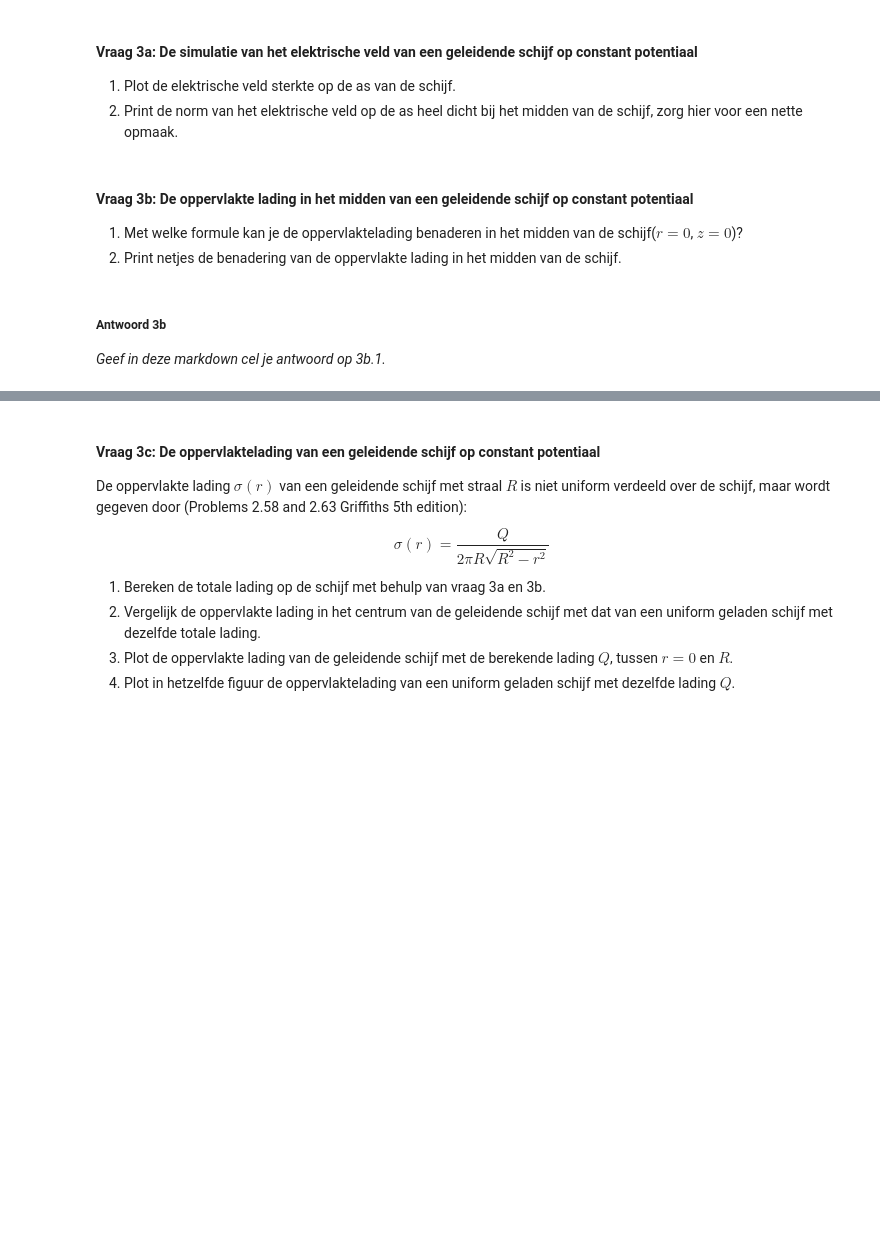
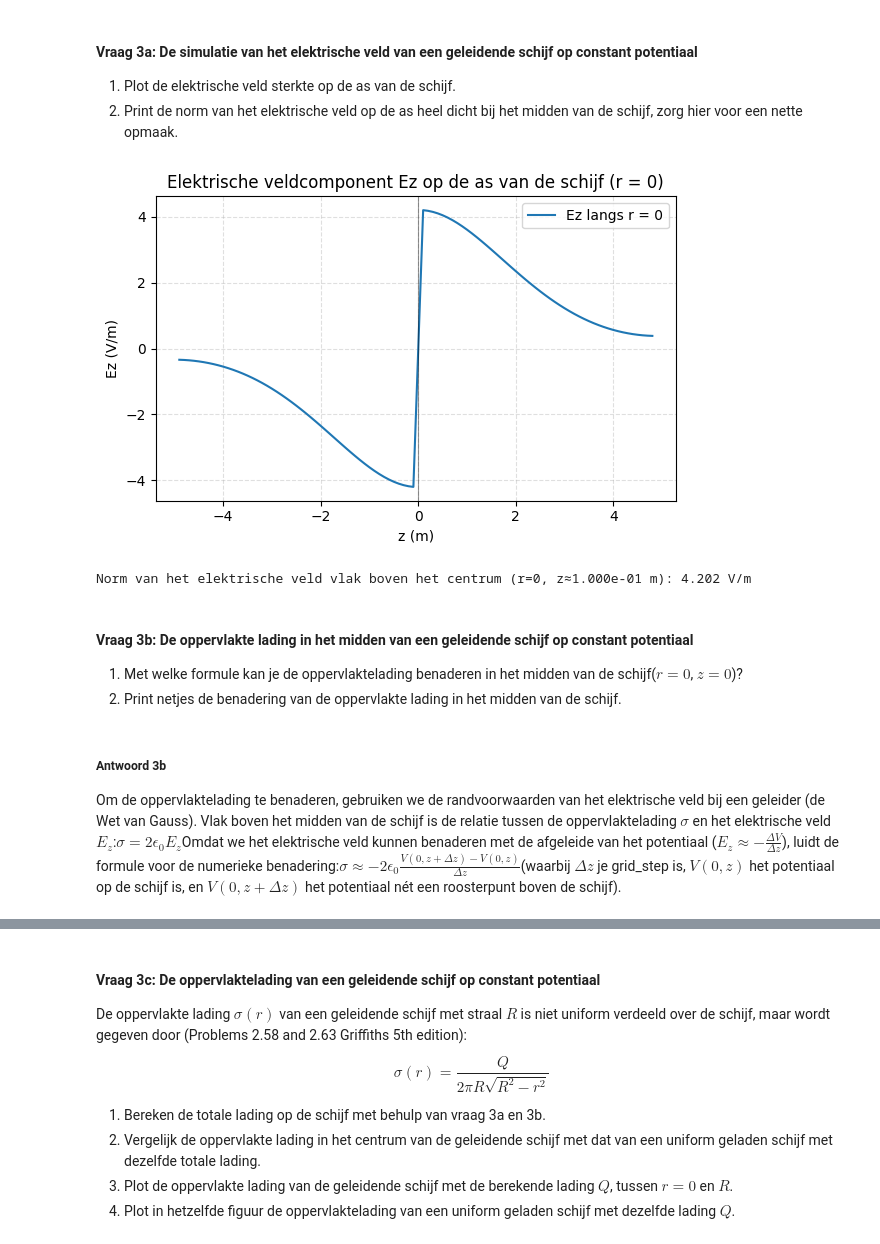
Before and after one commit to moostrum123/opdrachten-DEF-D, a Jupyter notebook: DigitaleOntwerpopdrachten/1CondensatorOpdracht/CondensatorOntwerpopdracht.ipynb, the cells around one changed output, grey strips where cells are left out. Saved outputs shown, nothing was run; the diff lists cells and outputs as text; code cells hidden in the pictures; blank space fills up the shorter version.

```diff
--- a/DigitaleOntwerpopdrachten/1CondensatorOpdracht/CondensatorOntwerpopdracht.ipynb
+++ b/DigitaleOntwerpopdrachten/1CondensatorOpdracht/CondensatorOntwerpopdracht.ipynb
@@ -356,9 +356,69 @@ plot_results_disk(Ez, Er, normE, V, r, z, grid_step, disk_radius, z_pos_disk1, z
 1. Plot de elektrische veld sterkte op de as van de schijf.
 2. Print de norm van het elektrische veld op de as heel dicht bij het midden van de schijf, zorg hier voor een nette opmaak.
 # %%
-###
-###Jouw code hier###
-###
+import numpy as np
+import matplotlib.pyplot as plt
+
+# ---- Helpers om assen veilig uit r_for_E en z_for_E te halen ----
+def get_r_axis(r_like):
+    """
+    Geef de 1D r-as terug.
+    - Als r_like 2D meshgrid is: neem de kolomas r (eerste rij).
+    - Als r_like 1D is: geef direct terug.
+    """
+    if r_like.ndim == 2:
+        # Bij meshgrid('xy') varieert r langs de kolommen
+        return r_like[0, :]
+    return r_like  # 1D
+
+def get_z_axis(z_like):
+    """
+    Geef de 1D z-as terug.
+    - Als z_like 2D meshgrid is: neem de rij-as z (eerste kolom).
+    - Als z_like 1D is: geef direct terug.
+    """
+    if z_like.ndim == 2:
+        return z_like[:, 0]
+    return z_like  # 1D
+
+# ---- 1) Bepaal indices voor de as r = 0 en de z-as vector ----
+r_axis = get_r_axis(r_for_E)     # 1D r-as
+z_axis = get_z_axis(z_for_E)     # 1D z-as
+
+# Kolomindex die het dichtst bij r = 0 ligt
+idx_r0 = int(np.argmin(np.abs(r_axis - 0.0)))
+
+# ---- 2) Snedes op de as (r = 0): Ez(z), |E|(z) ----
+# Ez en normE zijn 2D arrays met vorm (len(z_axis), len(r_axis))
+Ez_line = Ez[:, idx_r0]
+normE_line = normE[:, idx_r0]
+
+# ---- 3) Plot Ez langs de as ----
+plt.figure(figsize=(6, 4))
+plt.plot(z_axis, Ez_line, label="Ez langs r = 0")
+plt.axvline(0, color='k', lw=0.8, alpha=0.4)  # referentie bij z=0
+plt.xlabel("z (m)")
+plt.ylabel("Ez (V/m)")
+plt.title("Elektrische veldcomponent Ez op de as van de schijf (r = 0)")
+plt.grid(True, ls='--', alpha=0.4)
+plt.legend()
+plt.tight_layout()
+plt.show()
+
+# ---- 4) Print |E| heel dicht boven het midden (kleinste z > 0) ----
+# Zoek index van de kleinste positieve z (dus net boven de schijf)
+pos_indices = np.where(z_axis > 0)[0]
+if pos_indices.size > 0:
+    idx_near_center = pos_indices[0]
+else:
+    # Fallback: pak het punt dichtst bij 0 (kan precies 0 zijn)
+    idx_near_center = int(np.argmin(np.abs(z_axis - 0.0)))
+
+E_center_value = float(normE_line[idx_near_center])
+print(f"Norm van het elektrische veld vlak boven het centrum (r=0, z≈{z_axis[idx_near_center]:.3e} m): {E_center_value:.3f} V/m")
+# %% [output]
+[figure, added]
+Norm van het elektrische veld vlak boven het centrum (r=0, z≈1.000e-01 m): 4.202 V/m
 # %% [markdown]
 #### Vraag 3b: De oppervlakte lading in het midden van een geleidende schijf op constant potentiaal
 
@@ -367,6 +427,7 @@ plot_results_disk(Ez, Er, normE, V, r, z, grid_step, disk_radius, z_pos_disk1, z
 # %% [markdown]
 ##### Antwoord 3b
 
-*Geef in deze markdown cel je antwoord op 3b.1.*
+Om de oppervlaktelading te benaderen, gebruiken we de randvoorwaarden van het elektrische veld bij een geleider (de Wet van Gauss).
+ Vlak boven het midden van de schijf is de relatie tussen de oppervlaktelading $\sigma$ en het elektrische veld $E_z$:$\sigma = 2 \epsilon_0 E_z$Omdat we het elektrische veld kunnen benaderen met de afgeleide van het potentiaal ($E_z \approx -\frac{\Delta V}{\Delta z}$), luidt de formule voor de numerieke benadering:$\sigma \approx -2 \epsilon_0 \frac{V(0, z + \Delta z) - V(0, z)}{\Delta z}$(waarbij $\Delta z$ je grid_step is, $V(0,z)$ het potentiaal op de schijf is, en $V(0, z+\Delta z)$ het potentiaal nét een roosterpunt boven de schijf).
 # %%
 #### Print met deze cel met een nette opmaak je antwoord op vraag 3b 2.
```
Also changed, not shown: parts of 17 cells of this notebook, 1 other file.
